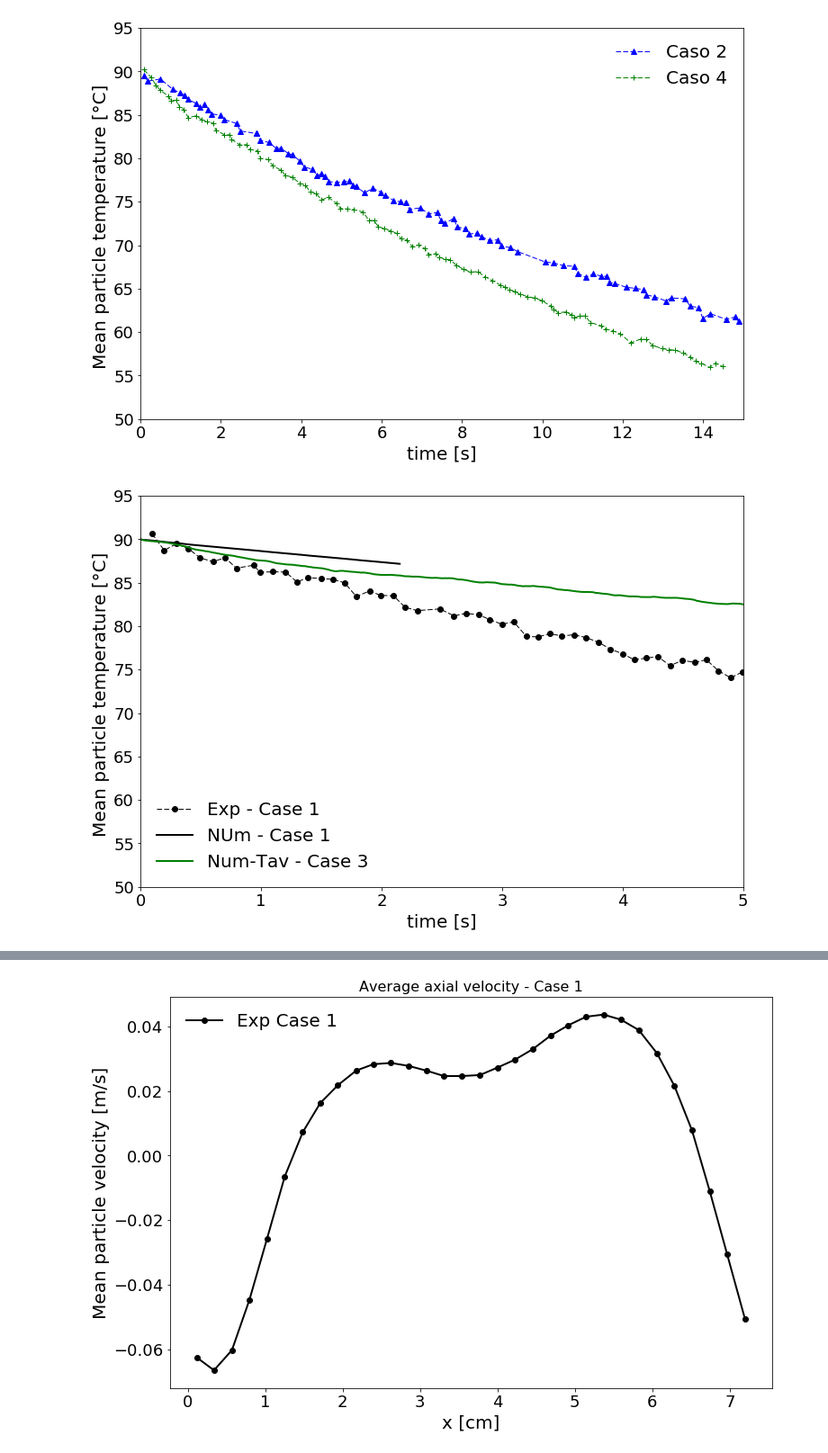
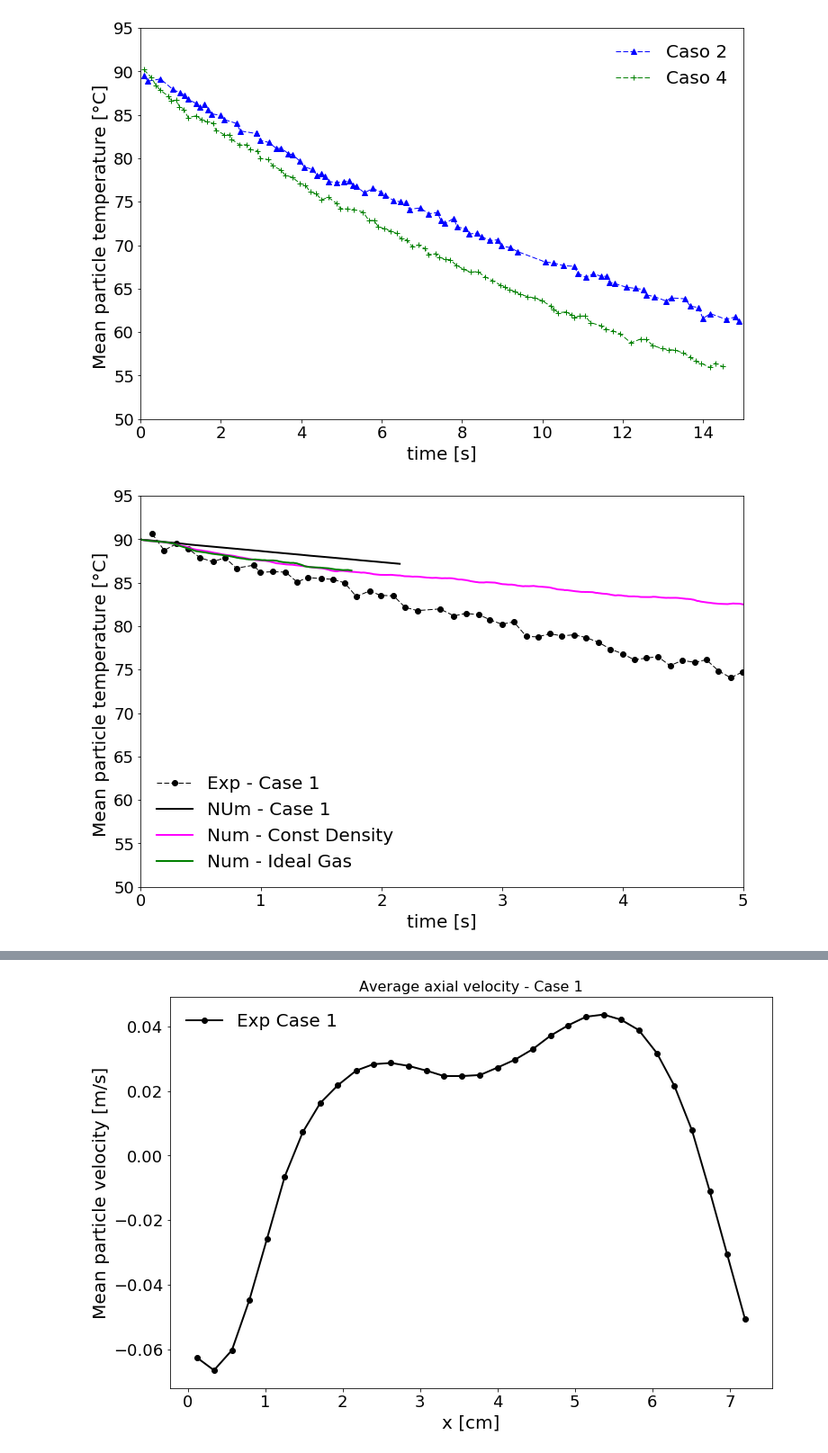
Before and after one commit to lucillalmeida/doutorado-validacoes, a Jupyter notebook: fluidized-bed-patil/Patil-pseudo-2-d-fluidized-bed.ipynb, the cells around one changed output, grey strips where cells are left out. Shown at 90% size. Saved outputs shown, nothing was run; the diff lists cells and outputs as text; code cells hidden in the pictures.

```diff
--- a/fluidized-bed-patil/Patil-pseudo-2-d-fluidized-bed.ipynb
+++ b/fluidized-bed-patil/Patil-pseudo-2-d-fluidized-bed.ipynb
@@ -4,6 +4,7 @@ Patil fluidized bed
 import numpy
 import matplotlib.pyplot as plt
 print(numpy.pi)
+numpy.set_printoptions(precision=16, threshold=10000, linewidth=150)
 # define general parameters for plots
 plt.rcParams["figure.figsize"] = (12.0, 8.0)
 # %% [output]
@@ -206,8 +236,13 @@ time_rocky_case1, temp_rocky_case1 = numpy.loadtxt(case_data, delimiter = ',', s
 case_data.close()
 
 
+
 case_data = open("meanParticleTemperatureRocky_case1_eulerian_Tav.csv", 'r')
 time_rocky_case1_eul_Tav, temp_rocky_case1_eul_Tav = numpy.loadtxt(case_data, delimiter = ',', skiprows = 1, unpack = True)
+case_data.close()
+
+case_data = open("meanParticleTemperatureRocky_case1_eulerian_Tav-ideal-gas.csv", 'r')
+time_rocky_case1_eul_Tav1, temp_rocky_case1_eul_Tav1 = numpy.loadtxt(case_data, delimiter = ',', skiprows = 1, unpack = True)
 case_data.close()
 
 case_data = open("meanParticleTemperatureRocky_case3.csv", 'r')
@@ -257,19 +292,20 @@ plt.show()
 # %%
 plt.plot(time_case1,  temp_case1, linestyle = "--", color = "black", marker = 'o', linewidth = 1,label = "Exp - Case 1")
 plt.plot(time_rocky_case1,  temp_rocky_case1-273.15, linestyle = "-", color = "black", marker = 'None', linewidth = 2,label = "NUm - Case 1")
-plt.plot(time_rocky_case1_eul_Tav,  temp_rocky_case1_eul_Tav-273.15, linestyle = "-", color = "green", marker = 'None', linewidth = 2,label = "Num-Tav - Case 3")
+plt.plot(time_rocky_case1_eul_Tav,  temp_rocky_case1_eul_Tav-273.15, linestyle = "-", color = "magenta", marker = 'None', linewidth = 2,label = "Num - Const Density")
+plt.plot(time_rocky_case1_eul_Tav1,  temp_rocky_case1_eul_Tav1-273.15, linestyle = "-", color = "green", marker = 'None', linewidth = 2,label = "Num - Ideal Gas")
 #plt.title("Vertical velocity ", fontsize = 16)
 plt.xlabel("time [s]", fontsize = 20)
 plt.ylabel("Mean particle temperature [\u00B0C] ", fontsize = 20)
 plt.xticks(fontsize = 18)
 plt.yticks(fontsize = 18)
 plt.legend(fontsize = 20, frameon = False, loc = 0)
 plt.xlim(0, 5)
 plt.ylim(50, 95)
 #plt.savefig("bed_temperature.png")
 plt.show()
 # %% [output]
-[figure, old version]
+[figure, new version]
 # %%
 plt.plot(time_case3,  temp_case3, linestyle = "--", color = "black", marker = 'o', linewidth = 1,label = "Exp - Case 3")
 #plt.plot(time_rocky_case3,  temp_rocky_case3-273.15, linestyle = "-", color = "black", marker = 'None', linewidth = 2,label = "Num - Case 3")
```
Also changed, not shown: parts of 4 cells of this notebook, 3 other files.
